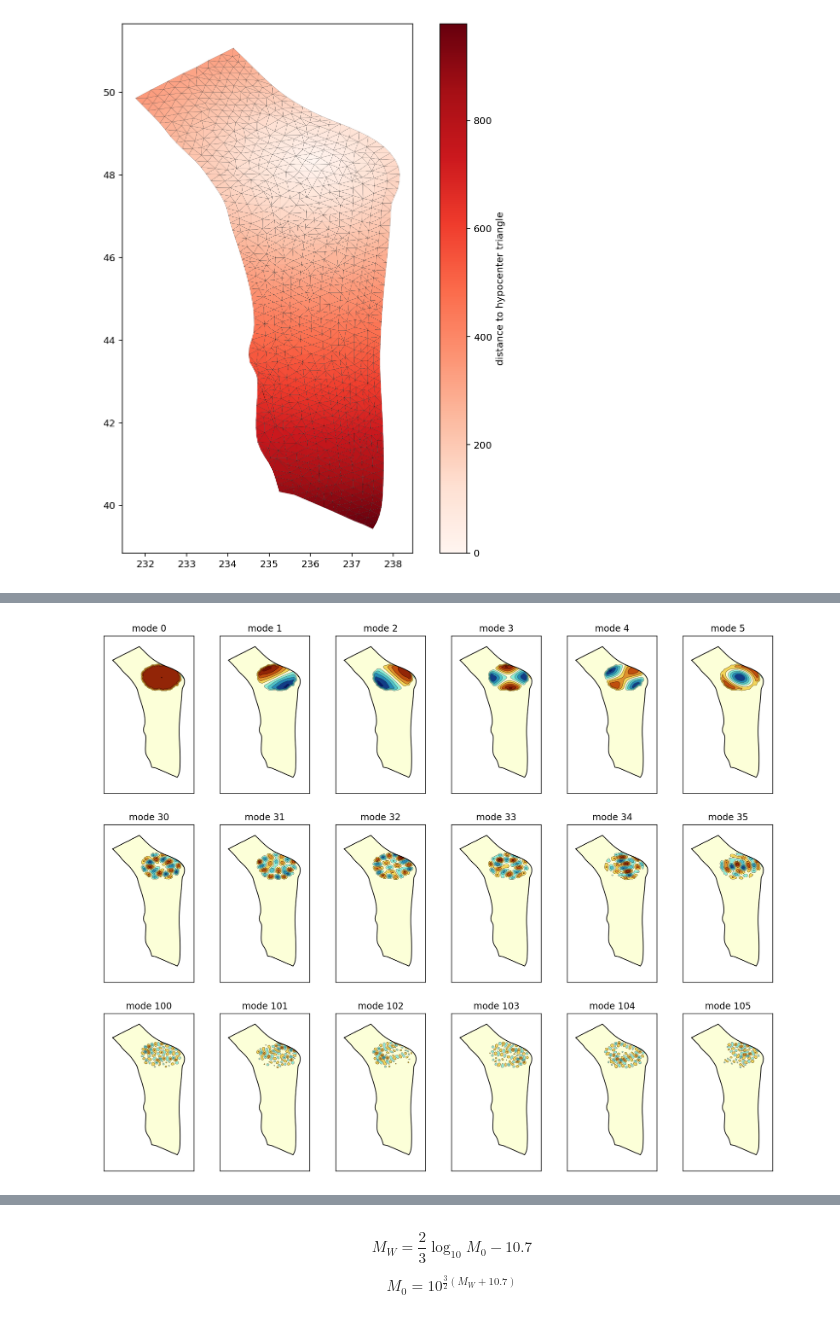
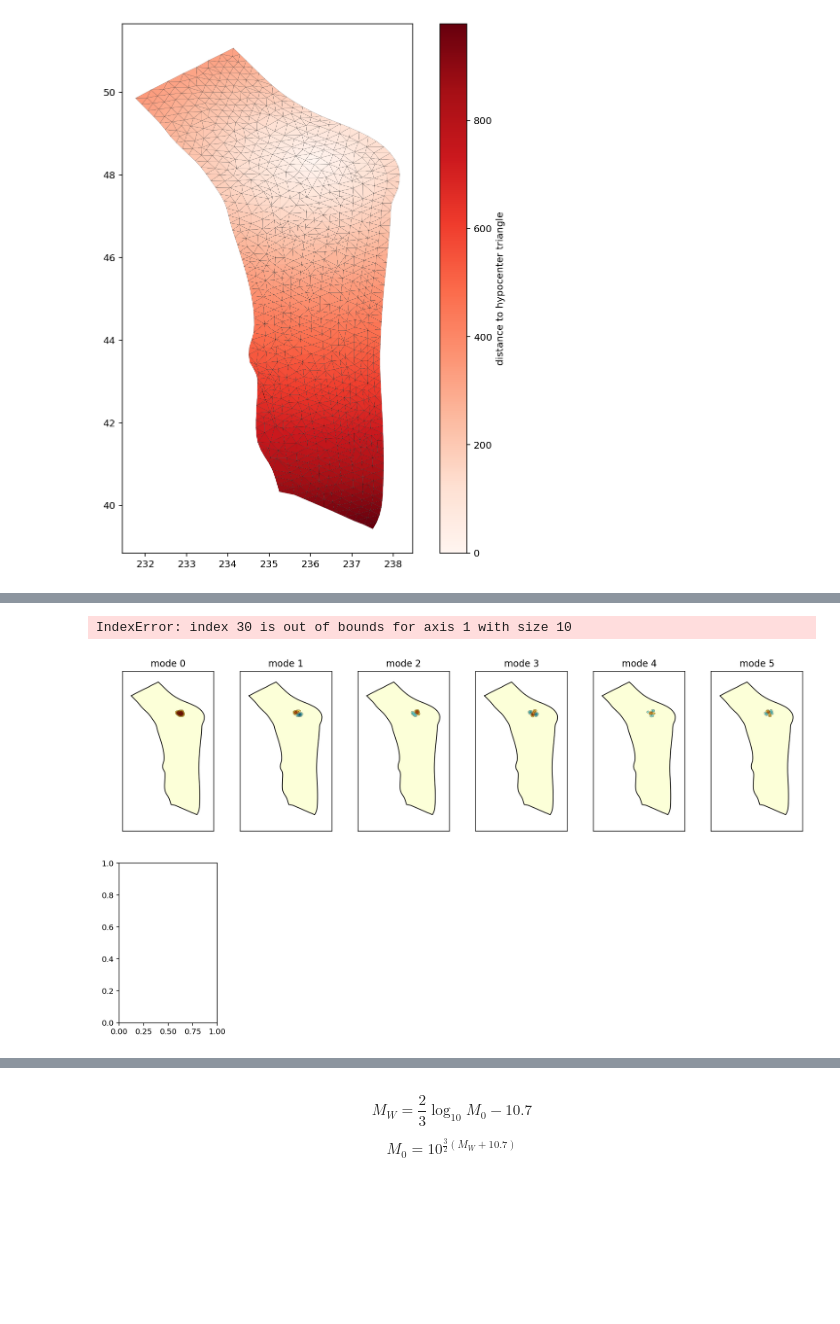
Before and after one commit to brendanjmeade/celeri, a Jupyter notebook: utilities/celeri_synthetic_slip_distributions_02.ipynb, the cells around one changed output, grey strips where cells are left out. Cells and saved outputs as stored; diff of their text form; code cells hidden in the pictures; blank space fills up the shorter version.

```diff
--- a/utilities/celeri_synthetic_slip_distributions_02.ipynb
+++ b/utilities/celeri_synthetic_slip_distributions_02.ipynb
@@ -422,12 +404,12 @@ pc = plot_meshes(meshes, meshes[0].areas / 1e6, plt.gca(), "plasma")
 plt.colorbar(pc, label="triangle areas (km^2)")
 plt.show()
 
-event.target_area = 50000e6
+event.target_area = 2000e6
 
 # Sort indices of hypocenter to centroid distances
 sorted_distance_index = np.argsort(hypocenter_triangle_to_all_triangles_distances)
 cumulative_area = np.cumsum(meshes[0].areas[sorted_distance_index])
-event.triangle_index = sorted_distance_index[np.where(cumulative_area < event.target_area)[0]]
+event.triangle_index = sorted_distance_index[np.where(cumulative_area < event.target_area)[0]] # TODO: add extra factor here?
 event.actual_area = np.sum(meshes[0].areas[event.triangle_index])
 
 # Plot triangle location
@@ -488,17 +470,14 @@ def interpolate_and_plot(fill_value):
 
 
 # Normalize fill_value for interpretable plotting
-# fill_value = np.nan(10)
-# fill_value = np.nan * np.ones(meshes[0].n_tde)
-fill_value = np.zeros(meshes[0].n_tde)
-fill_value[event.triangle_index] = event.eigenvectors[:, 30]
-
-min_value = np.min(fill_value)
-max_value = np.max(fill_value)
-if np.abs(max_value) > np.abs(min_value):
-    fill_value = fill_value / max_value
-else:
-    fill_value = fill_value / np.abs(min_value)
+# fill_value = np.zeros(meshes[0].n_tde)
+# fill_value[event.triangle_index] = event.eigenvectors[:, 30]
+# min_value = np.min(fill_value)
+# max_value = np.max(fill_value)
+# if np.abs(max_value) > np.abs(min_value):
+#     fill_value = fill_value / max_value
+# else:
+#     fill_value = fill_value / np.abs(min_value)
 
 # if i == 0 and np.nanmean(fill_value) < 0:
 #     fill_value = -1 * fill_value
@@ -520,32 +499,33 @@ def make_eigenvector_example_plot():
 
         # Shift eigenmodes by plotting row to show some dynamic range
         if i > 5 and i <= 11:
             i = i - 6 + 30
         elif i > 11:
             i = i - 12 + 100
         # fill_value = fill_value = eigenvectors[:, i]
         fill_value = np.zeros(meshes[0].n_tde)
         fill_value[event.triangle_index] = event.eigenvectors[:, i]
 
         # Normalize fill_value for interpretable plotting
         min_value = np.min(fill_value)
         max_value = np.max(fill_value)
         if np.abs(max_value) > np.abs(min_value):
             fill_value = fill_value / max_value
         else:
             fill_value = fill_value / np.abs(min_value)
 
         if i == 0 and np.nanmean(fill_value) < 0:
             fill_value = -1 * fill_value
 
         interpolate_and_plot(fill_value)
         plt.title(f"mode {i}")
 
     plt.savefig("event_eigenvector_examples.pdf")
     plt.savefig("event_eigenvector_examples.png", dpi=500)
     plt.show()
 
 make_eigenvector_example_plot()
 # %% [output]
+IndexError: index 30 is out of bounds for axis 1 with size 10
-[figure, old version]
+[figure, new version]
 # %%
```
Also changed, not shown: parts of 10 cells of this notebook.
